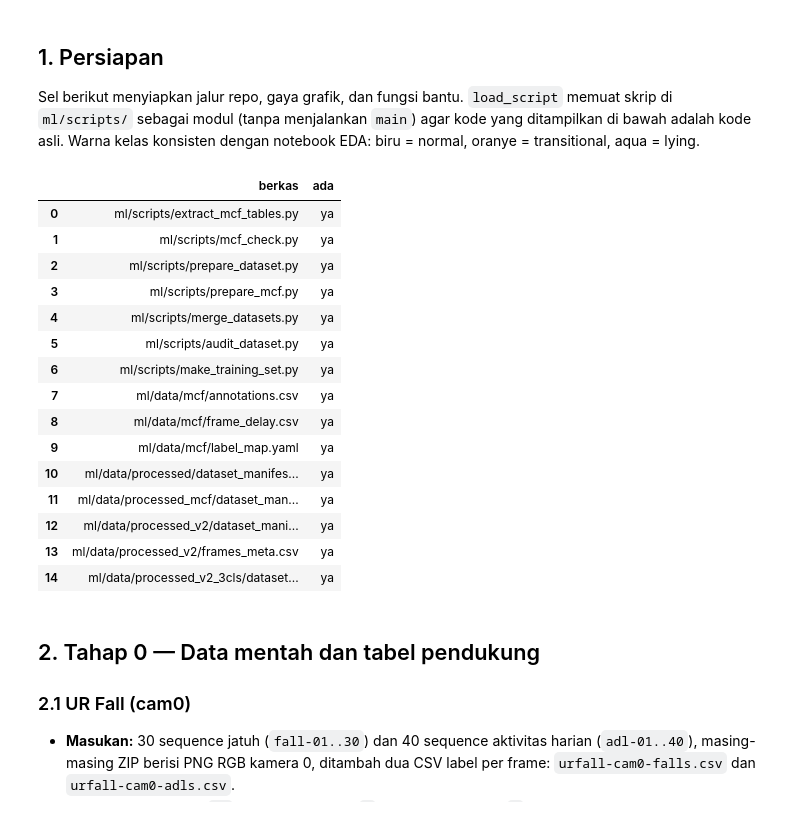
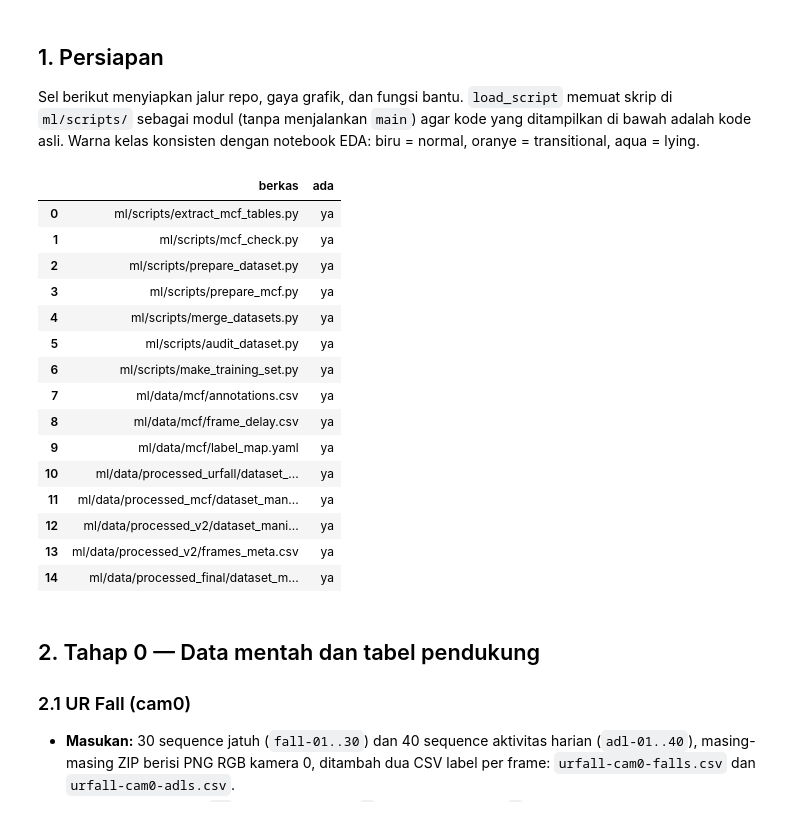
Before and after one commit to 0Raja0-RA/nursing-home-fall-detection, a Jupyter notebook: ml/notebooks/preprocessing_pipeline.ipynb, the cells around one changed output. Saved outputs shown, nothing was run; the diff lists cells and outputs as text; code cells hidden in the pictures.

Commit message:
refactor(ml): rapikan ml/data jadi raw, processed_urfall, processed_mcf, processed_final

```diff
--- a/ml/notebooks/preprocessing_pipeline.ipynb
+++ b/ml/notebooks/preprocessing_pipeline.ipynb
@@ -87,8 +87,8 @@ ROOT = find_root()
 SCRIPTS = ROOT / "ml" / "scripts"
 DATA = ROOT / "ml" / "data"
 MCF_DIR = DATA / "mcf"
-D_URFALL, D_MCF = DATA / "processed", DATA / "processed_mcf"
-D_V2, D_FINAL = DATA / "processed_v2", DATA / "processed_v2_3cls"
+D_URFALL, D_MCF = DATA / "processed_urfall", DATA / "processed_mcf"
+D_V2, D_FINAL = DATA / "processed_v2", DATA / "processed_final"
 
 CLASS_NAMES = {0: "normal", 1: "transitional", 2: "lying_on_ground"}
 CLASS_ORDER = list(CLASS_NAMES.values())
@@ -120,38 +120,38 @@ def read_json(path):
     return json.loads(Path(path).read_text(encoding="utf-8"))
 
 
 def show_source(*fns):
     for fn in fns:
         print(inspect.getsource(fn))
 
 
 def rel(p):
     return Path(p).relative_to(ROOT).as_posix()
 
 
 needed = [SCRIPTS / f"{n}.py" for n in ("extract_mcf_tables", "mcf_check", "prepare_dataset", "prepare_mcf",
                                          "merge_datasets", "audit_dataset", "make_training_set")]
 needed += [MCF_DIR / "annotations.csv", MCF_DIR / "frame_delay.csv", MCF_DIR / "label_map.yaml",
            D_URFALL / "dataset_manifest.json", D_MCF / "dataset_manifest.json",
            D_V2 / "dataset_manifest.json", D_V2 / "frames_meta.csv", D_FINAL / "dataset_manifest.json"]
 display(pd.DataFrame([{"berkas": rel(p), "ada": "ya" if p.exists() else "TIDAK"} for p in needed]))
 # %% [output]
 |  | berkas | ada |
 | 0 | ml/scripts/extract_mcf_tables.py | ya |
 | 1 | ml/scripts/mcf_check.py | ya |
 | 2 | ml/scripts/prepare_dataset.py | ya |
 | 3 | ml/scripts/prepare_mcf.py | ya |
 | 4 | ml/scripts/merge_datasets.py | ya |
 | 5 | ml/scripts/audit_dataset.py | ya |
 | 6 | ml/scripts/make_training_set.py | ya |
 | 7 | ml/data/mcf/annotations.csv | ya |
 | 8 | ml/data/mcf/frame_delay.csv | ya |
 | 9 | ml/data/mcf/label_map.yaml | ya |
-| 10 | ml/data/processed/dataset_manifes... | ya |
+| 10 | ml/data/processed_urfall/dataset_... | ya |
 | 11 | ml/data/processed_mcf/dataset_man... | ya |
 | 12 | ml/data/processed_v2/dataset_mani... | ya |
 | 13 | ml/data/processed_v2/frames_meta.csv | ya |
-| 14 | ml/data/processed_v2_3cls/dataset... | ya |
+| 14 | ml/data/processed_final/dataset_m... | ya |
 # %% [markdown]
 ## 2. Tahap 0 — Data mentah dan tabel pendukung
 
```
Also changed, not shown: parts of 4 cells of this notebook, 32 other files.
